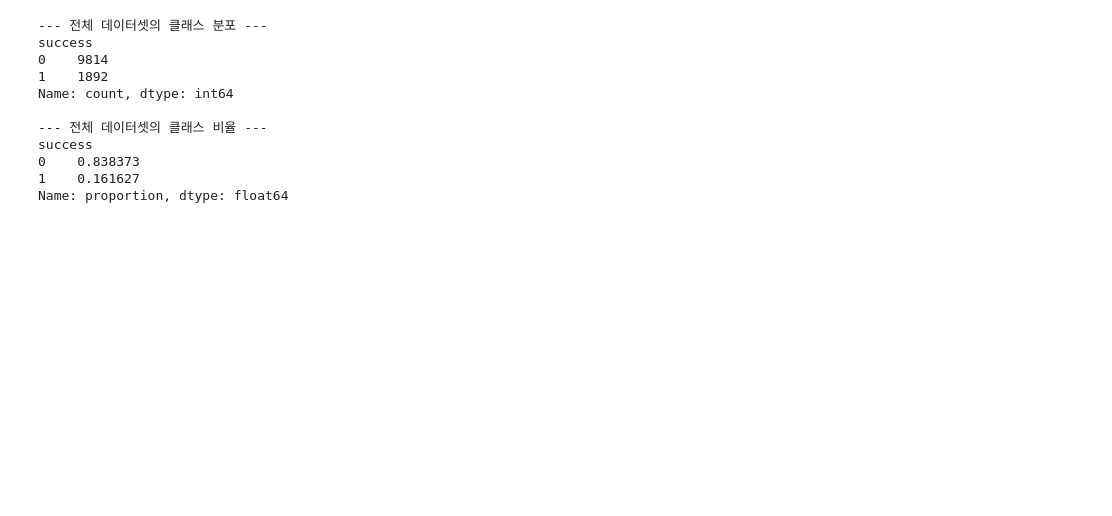
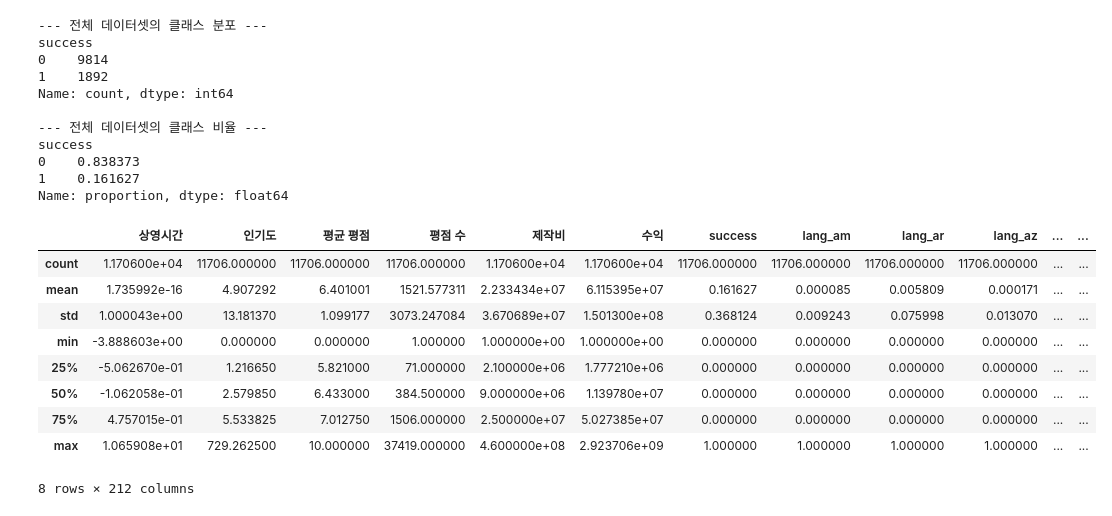
Before and after one commit to OTT-Predictor/OTT-Predictor, a Jupyter notebook: notebooks/training_visualization.ipynb, the cells around one changed output. Cells and saved outputs as stored; diff of their text form; code cells hidden in the pictures; blank space fills up the shorter version.

```diff
--- a/notebooks/training_visualization.ipynb
+++ b/notebooks/training_visualization.ipynb
@@ -152,3 +152,18 @@ success
 0    0.838373
 1    0.161627
 Name: proportion, dtype: float64
+# %%
+
+df['ROI'] = df[config.ORIG_REVENUE_COL] / df[config.ORIG_BUDGET_COL]
+df.describe() # 데이터프레임의 통계 요약을 출력하여 확인
+# %% [output]
+|  | 상영시간 | 인기도 | 평균 평점 | 평점 수 | 제작비 | 수익 | success | lang_am | lang_ar | lang_az | ... | ... |
+| count | 1.170600e+04 | 11706.000000 | 11706.000000 | 11706.000000 | 1.170600e+04 | 1.170600e+04 | 11706.000000 | 11706.000000 | 11706.000000 | 11706.000000 | ... | ... |
+| mean | 1.735992e-16 | 4.907292 | 6.401001 | 1521.577311 | 2.233434e+07 | 6.115395e+07 | 0.161627 | 0.000085 | 0.005809 | 0.000171 | ... | ... |
+| std | 1.000043e+00 | 13.181370 | 1.099177 | 3073.247084 | 3.670689e+07 | 1.501300e+08 | 0.368124 | 0.009243 | 0.075998 | 0.013070 | ... | ... |
+| min | -3.888603e+00 | 0.000000 | 0.000000 | 1.000000 | 1.000000e+00 | 1.000000e+00 | 0.000000 | 0.000000 | 0.000000 | 0.000000 | ... | ... |
+| 25% | -5.062670e-01 | 1.216650 | 5.821000 | 71.000000 | 2.100000e+06 | 1.777210e+06 | 0.000000 | 0.000000 | 0.000000 | 0.000000 | ... | ... |
+| 50% | -1.062058e-01 | 2.579850 | 6.433000 | 384.500000 | 9.000000e+06 | 1.139780e+07 | 0.000000 | 0.000000 | 0.000000 | 0.000000 | ... | ... |
+| 75% | 4.757015e-01 | 5.533825 | 7.012750 | 1506.000000 | 2.500000e+07 | 5.027385e+07 | 0.000000 | 0.000000 | 0.000000 | 0.000000 | ... | ... |
+| max | 1.065908e+01 | 729.262500 | 10.000000 | 37419.000000 | 4.600000e+08 | 2.923706e+09 | 1.000000 | 1.000000 | 1.000000 | 1.000000 | ... | ... |
+8 rows × 212 columns
```
Also changed, not shown: parts of 5 cells of this notebook, 2 other files.
